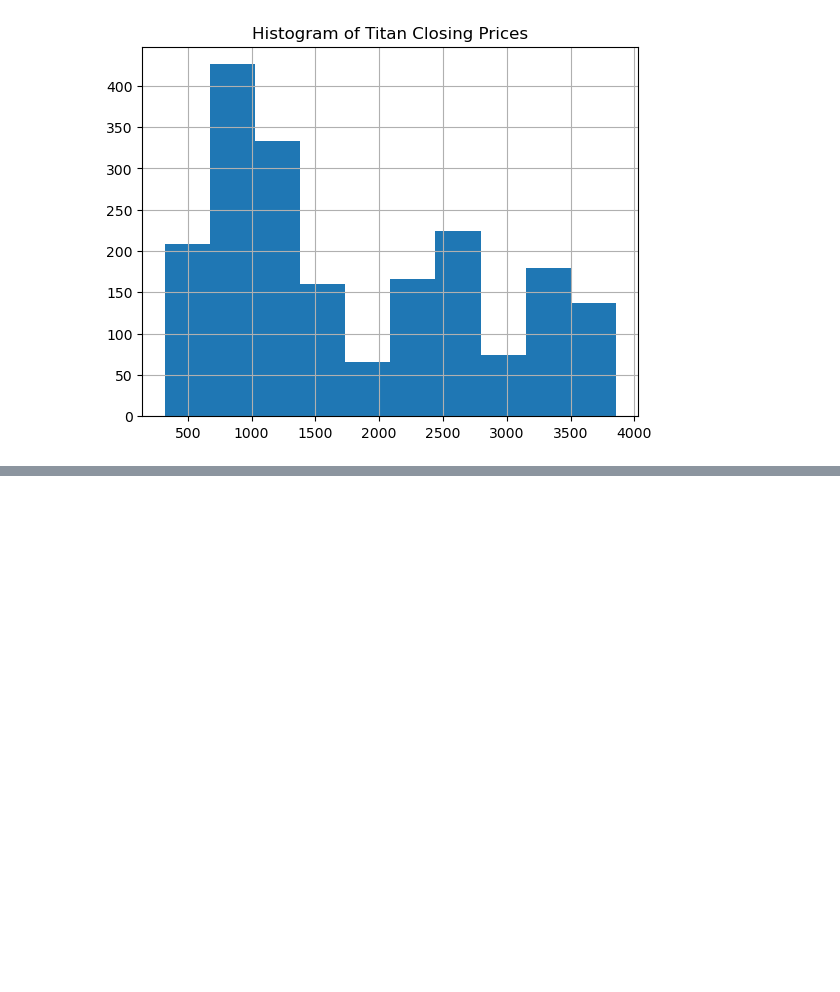
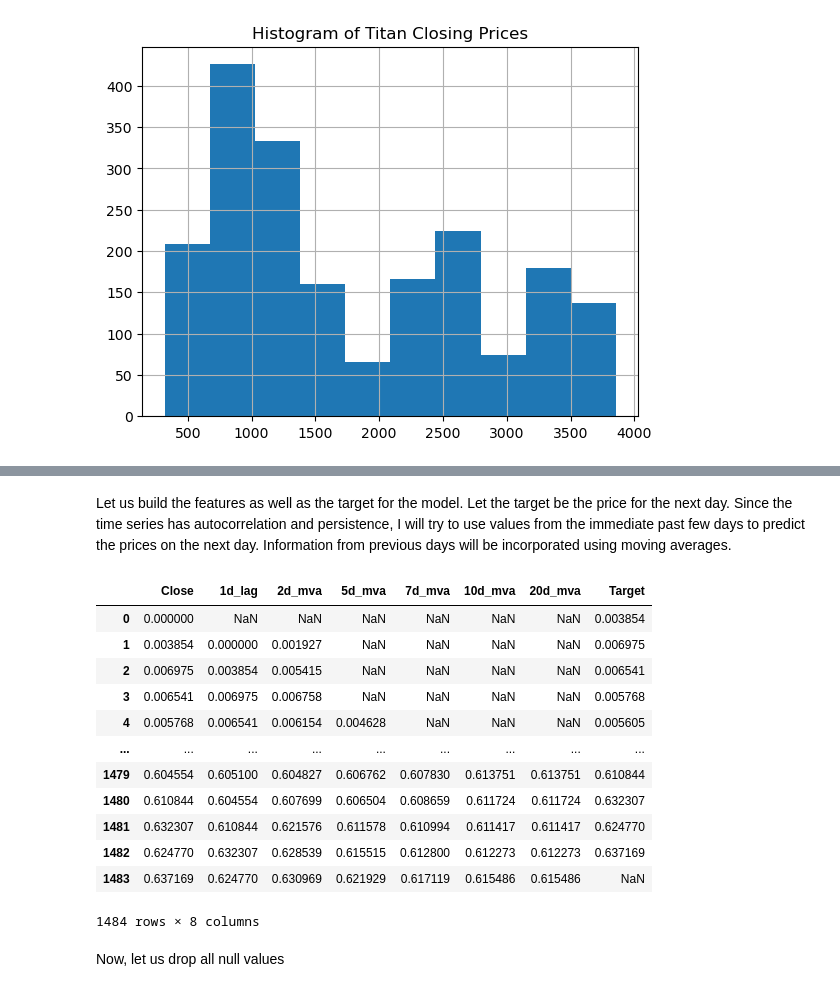
Before and after one commit to 3v-mb/Mini-projects-in-Financial-Engineering, a Jupyter notebook: Titan Stock Analysis.ipynb, the cells around one changed output, grey strips where cells are left out. Drawn from its saved outputs; the diff is of its cells as text; code cells hidden in the pictures; blank space fills up the shorter version.

```diff
--- a/Titan Stock Analysis.ipynb
+++ b/Titan Stock Analysis.ipynb
@@ -124,0 +207,27 @@ Text(0.5, 1.0, 'Histogram of Titan Closing Prices')
+# %% [markdown]
+Let us build the features as well as the target for the model. Let the target be the price for the next day. Since the time series has autocorrelation and persistence, I will try to use values from the immediate past few days to predict the prices on the next day. Information from previous days will be incorporated using moving averages.
+# %%
+train_scaled["1d_lag"] = train_scaled["Close"].shift(1)
+train_scaled["2d_mva"] = train_scaled["Close"].rolling(2).mean()
+train_scaled["5d_mva"] = train_scaled["Close"].rolling(5).mean()
+train_scaled["7d_mva"] = train_scaled["Close"].rolling(7).mean()
+train_scaled["10d_mva"] = train_scaled["Close"].rolling(10).mean()
+train_scaled["20d_mva"] = train_scaled["Close"].rolling(10).mean()
+train_scaled["Target"] = train_scaled["Close"].shift(-1)
+train_scaled
+# %% [output]
+|  | Close | 1d_lag | 2d_mva | 5d_mva | 7d_mva | 10d_mva | 20d_mva | Target |
+| 0 | 0.000000 | NaN | NaN | NaN | NaN | NaN | NaN | 0.003854 |
+| 1 | 0.003854 | 0.000000 | 0.001927 | NaN | NaN | NaN | NaN | 0.006975 |
+| 2 | 0.006975 | 0.003854 | 0.005415 | NaN | NaN | NaN | NaN | 0.006541 |
+| 3 | 0.006541 | 0.006975 | 0.006758 | NaN | NaN | NaN | NaN | 0.005768 |
+| 4 | 0.005768 | 0.006541 | 0.006154 | 0.004628 | NaN | NaN | NaN | 0.005605 |
+| ... | ... | ... | ... | ... | ... | ... | ... | ... |
+| 1479 | 0.604554 | 0.605100 | 0.604827 | 0.606762 | 0.607830 | 0.613751 | 0.613751 | 0.610844 |
+| 1480 | 0.610844 | 0.604554 | 0.607699 | 0.606504 | 0.608659 | 0.611724 | 0.611724 | 0.632307 |
+| 1481 | 0.632307 | 0.610844 | 0.621576 | 0.611578 | 0.610994 | 0.611417 | 0.611417 | 0.624770 |
+| 1482 | 0.624770 | 0.632307 | 0.628539 | 0.615515 | 0.612800 | 0.612273 | 0.612273 | 0.637169 |
+| 1483 | 0.637169 | 0.624770 | 0.630969 | 0.621929 | 0.617119 | 0.615486 | 0.615486 | NaN |
+1484 rows × 8 columns
+# %% [markdown]
+Now, let us drop all null values
```
Also changed, not shown: parts of 32 cells of this notebook.
